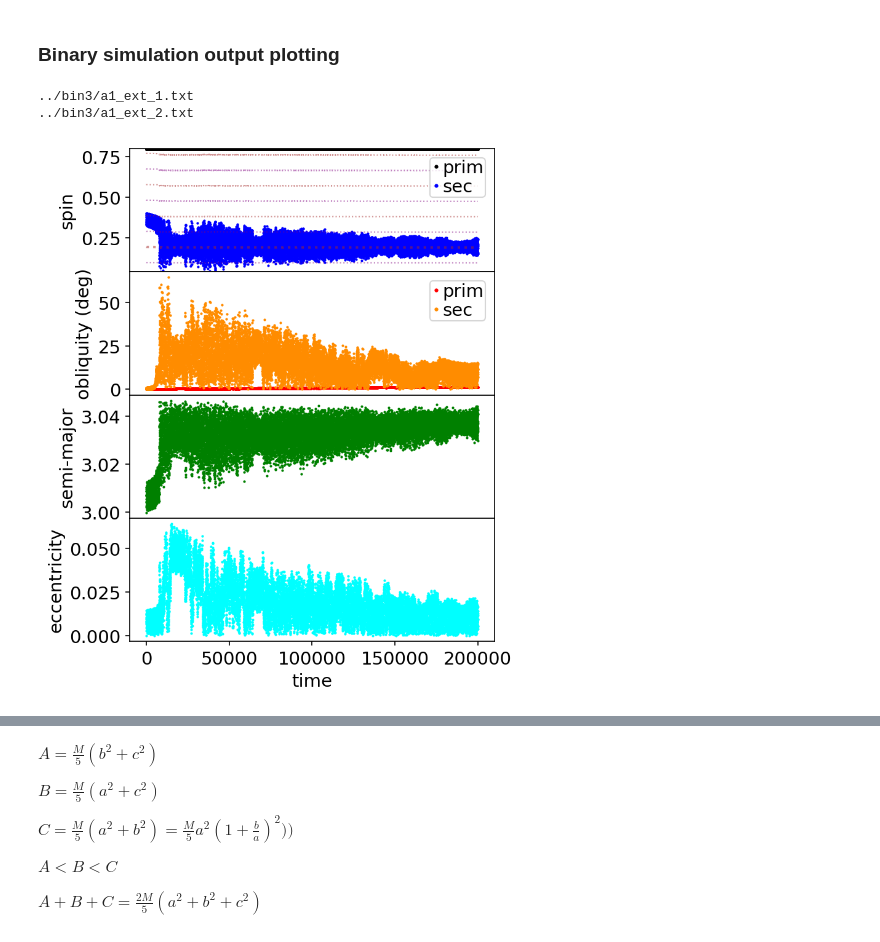
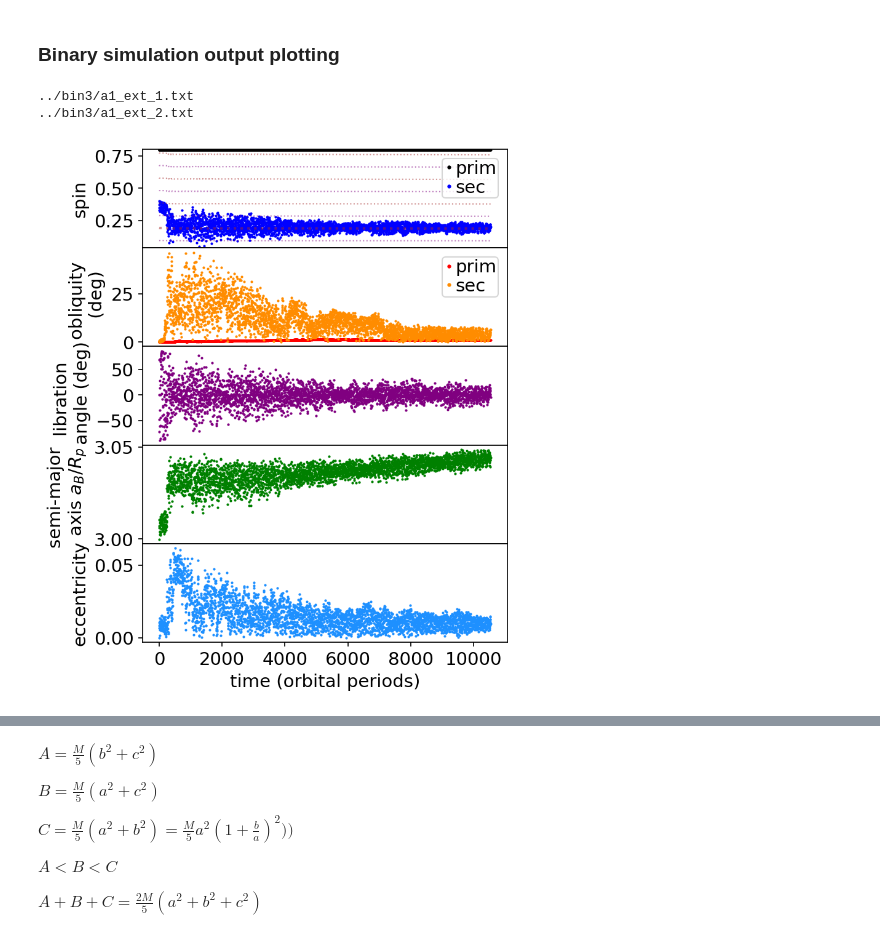
Before and after one commit to aquillen/asteroid_binary, a Jupyter notebook: myexamples/pylab/bin_try3.ipynb, the cells around one changed output, grey strips where cells are left out. Drawn from its saved outputs; the diff is of its cells as text; code cells hidden in the pictures.

```diff
--- a/myexamples/pylab/bin_try3.ipynb
+++ b/myexamples/pylab/bin_try3.ipynb
@@ -90,16 +104,16 @@ GM = m1+m2 # G=1
 # %%
 # read in orbital elements, spins for both resolved bodies
 froot = 'a1'  # tides alone trying to let secondary tidally lock
 tarr,aaarr,eearr,iiarr,lnarr,ararr,maarr,om1,om2,\
-        obliquity_deg1,obliquity_deg2,meanmotion = read_two_bodies(simdir,froot,GM)
+        obliquity_deg1,obliquity_deg2,meanmotion,lib_angle = read_two_bodies(simdir,froot,GM)
 
 
 # make a plot!
 ofilename='a1.png'
 mkplot(tarr,aaarr,eearr,iiarr,lnarr,ararr,maarr,om1,om2,\
-        obliquity_deg1,obliquity_deg2,meanmotion,froot,ofilename)
+        obliquity_deg1,obliquity_deg2,meanmotion,lib_angle,froot,10,ofilename)
 # %% [output]
 ../bin3/a1_ext_1.txt
 ../bin3/a1_ext_2.txt
-[figure, old version]
+[figure, new version]
 # %%
```
Also changed, not shown: parts of 7 cells of this notebook, 16 other files.
